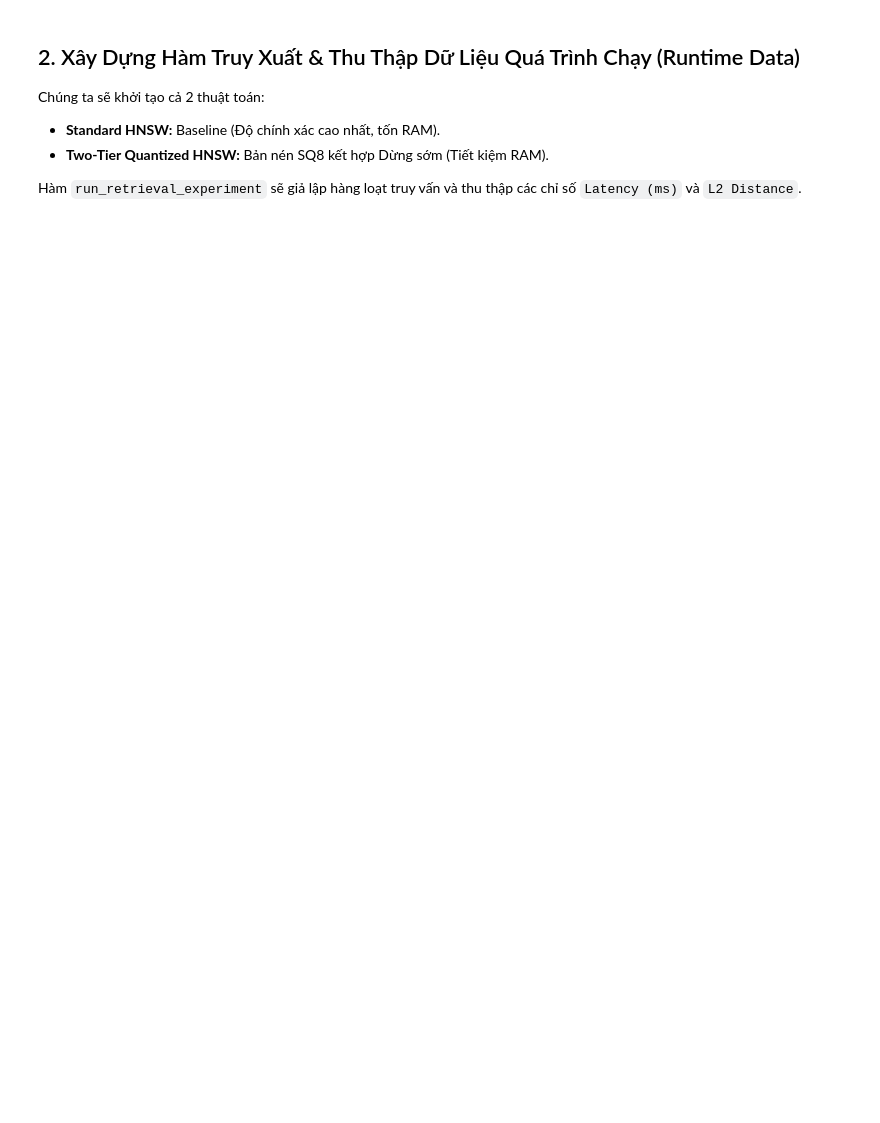
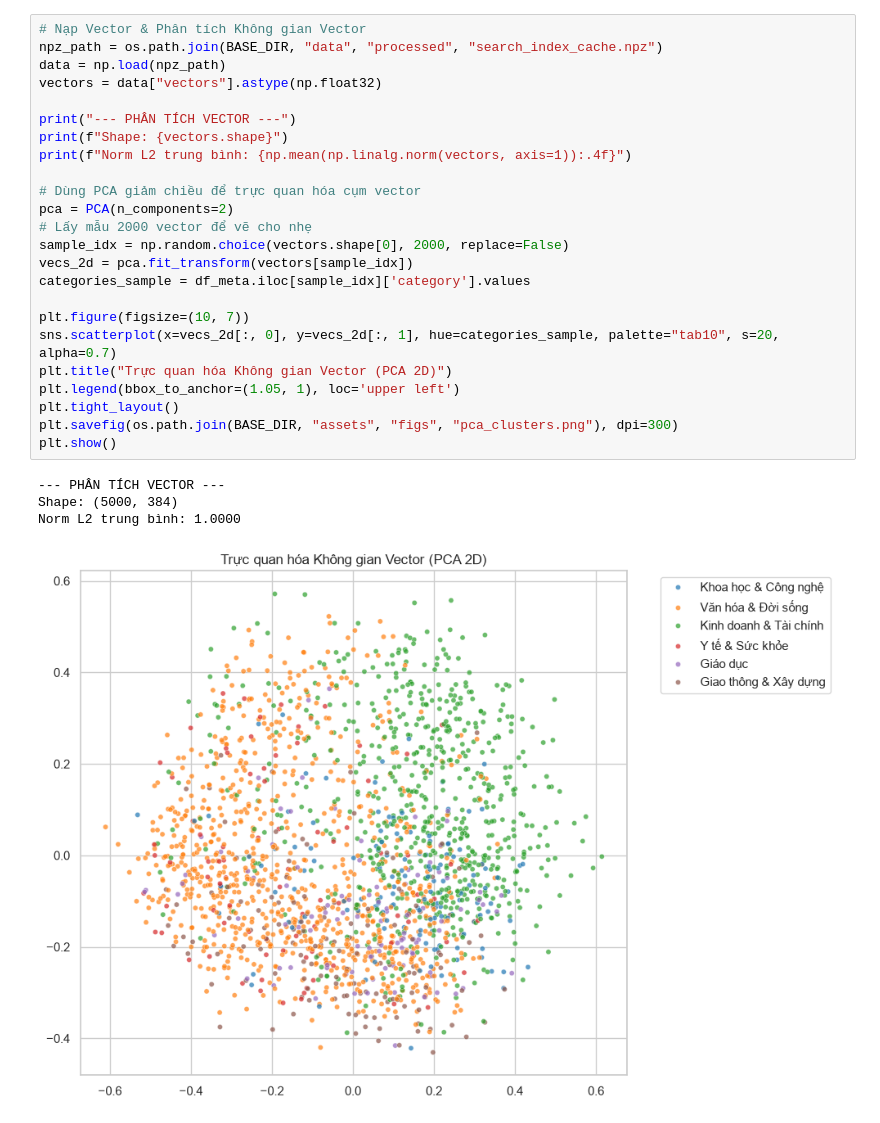
Before and after one commit to rootkind35-del/HNSW-Combined-Quantization, a Jupyter notebook: test.ipynb, the cells around one changed output. Drawn from its saved outputs; the diff is of its cells as text; blank space fills up the shorter version.

```diff
--- a/test.ipynb
+++ b/test.ipynb
@@ -72,7 +55,29 @@ Passing `palette` without assigning `hue` is deprecated and will be removed in v
-# %% [markdown]
-## 2. Xây Dựng Hàm Truy Xuất & Thu Thập Dữ Liệu Quá Trình Chạy (Runtime Data)
-Chúng ta sẽ khởi tạo cả 2 thuật toán:
-- **Standard HNSW:** Baseline (Độ chính xác cao nhất, tốn RAM).
-- **Two-Tier Quantized HNSW:** Bản nén SQ8 kết hợp Dừng sớm (Tiết kiệm RAM).
-
-Hàm `run_retrieval_experiment` sẽ giả lập hàng loạt truy vấn và thu thập các chỉ số `Latency (ms)` và `L2 Distance`.
+# %%
+# Nạp Vector & Phân tích Không gian Vector
+npz_path = os.path.join(BASE_DIR, "data", "processed", "search_index_cache.npz")
+data = np.load(npz_path)
+vectors = data["vectors"].astype(np.float32)
+
+print("--- PHÂN TÍCH VECTOR ---")
+print(f"Shape: {vectors.shape}")
+print(f"Norm L2 trung bình: {np.mean(np.linalg.norm(vectors, axis=1)):.4f}")
+
+# Dùng PCA giảm chiều để trực quan hóa cụm vector
+pca = PCA(n_components=2)
+# Lấy mẫu 2000 vector để vẽ cho nhẹ
+sample_idx = np.random.choice(vectors.shape[0], 2000, replace=False)
+vecs_2d = pca.fit_transform(vectors[sample_idx])
+categories_sample = df_meta.iloc[sample_idx]['category'].values
+
+plt.figure(figsize=(10, 7))
+sns.scatterplot(x=vecs_2d[:, 0], y=vecs_2d[:, 1], hue=categories_sample, palette="tab10", s=20, alpha=0.7)
+plt.title("Trực quan hóa Không gian Vector (PCA 2D)")
+plt.legend(bbox_to_anchor=(1.05, 1), loc='upper left')
+plt.tight_layout()
+plt.savefig(os.path.join(BASE_DIR, "assets", "figs", "pca_clusters.png"), dpi=300)
+plt.show()
+# %% [output]
+--- PHÂN TÍCH VECTOR ---
+Shape: (5000, 384)
+Norm L2 trung bình: 1.0000
+[figure, added]
```
Also changed, not shown: parts of 11 cells of this notebook, 7 other files.
